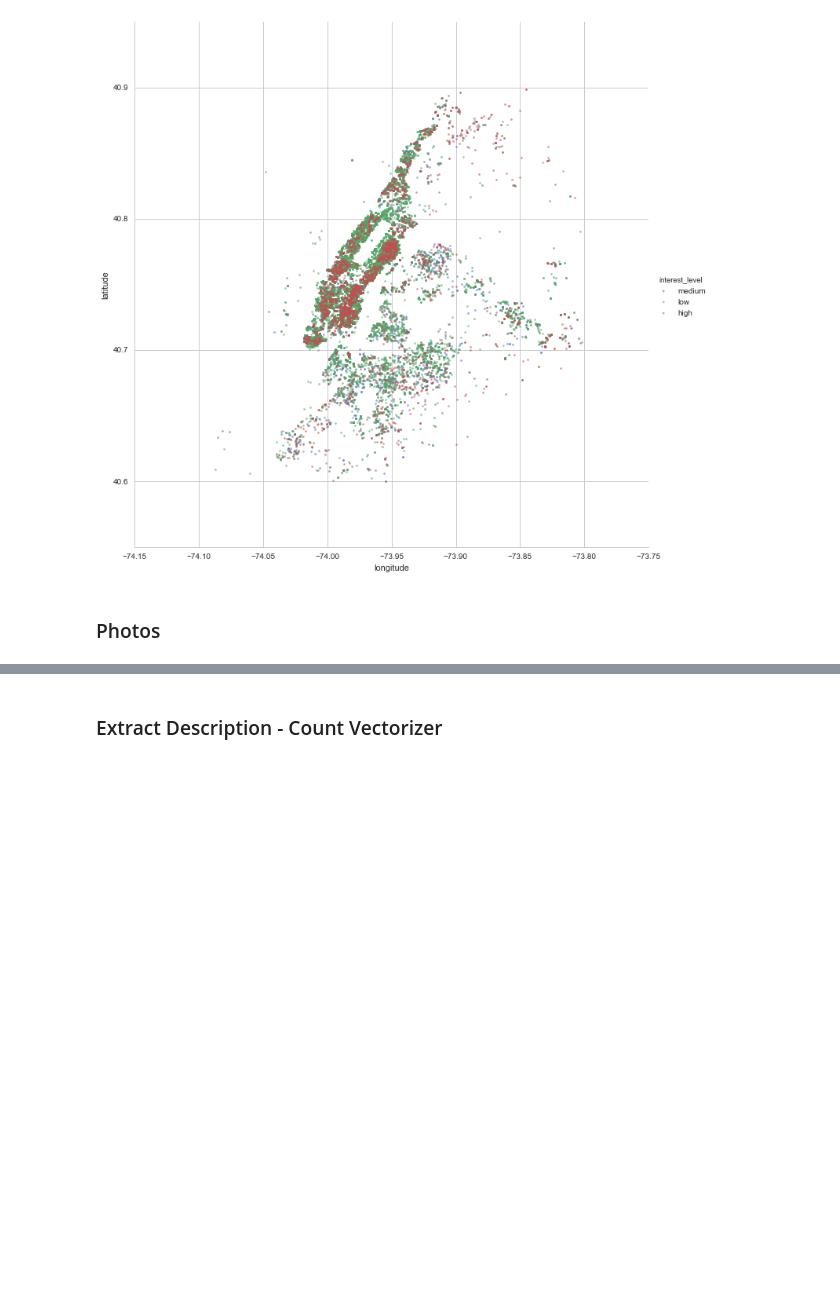
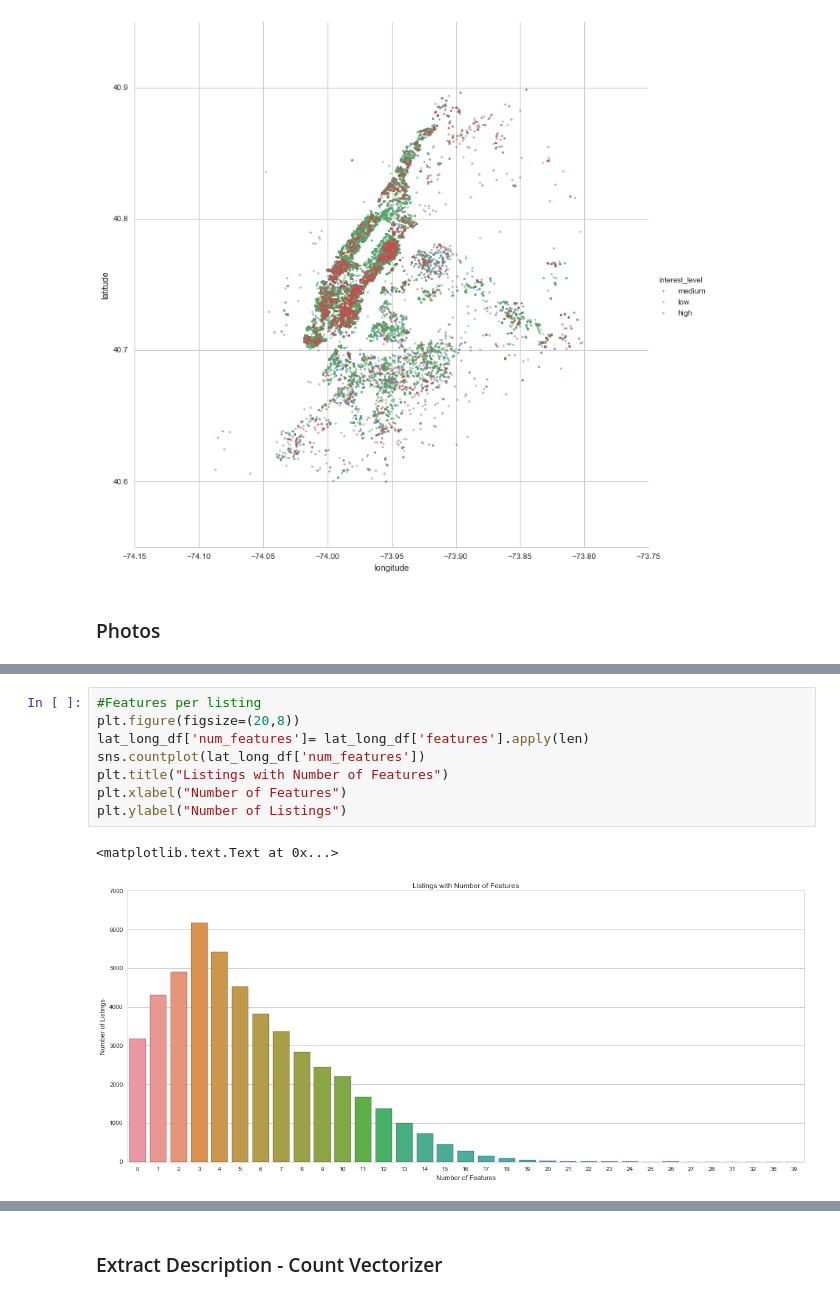
Before and after one commit to LilyElizabethJohn/Kaggle---Two-Sigma-RentHop, a Jupyter notebook: RentHop - 03222017 - EDA.ipynb, the cells around one changed output, grey strips where cells are left out. Drawn from its saved outputs; the diff is of its cells as text; blank space fills up the shorter version.

```diff
--- a/RentHop - 03222017 - EDA.ipynb
+++ b/RentHop - 03222017 - EDA.ipynb
@@ -411,0 +421,11 @@ plt.ylabel("Number of Listings")
+# %%
+#Features per listing
+plt.figure(figsize=(20,8))
+lat_long_df['num_features']= lat_long_df['features'].apply(len)
+sns.countplot(lat_long_df['num_features'])
+plt.title("Listings with Number of Features")
+plt.xlabel("Number of Features")
+plt.ylabel("Number of Listings")
+# %% [output]
+<matplotlib.text.Text at 0x...>
+[figure, added]
```
Also changed, not shown: parts of 4 cells of this notebook.
